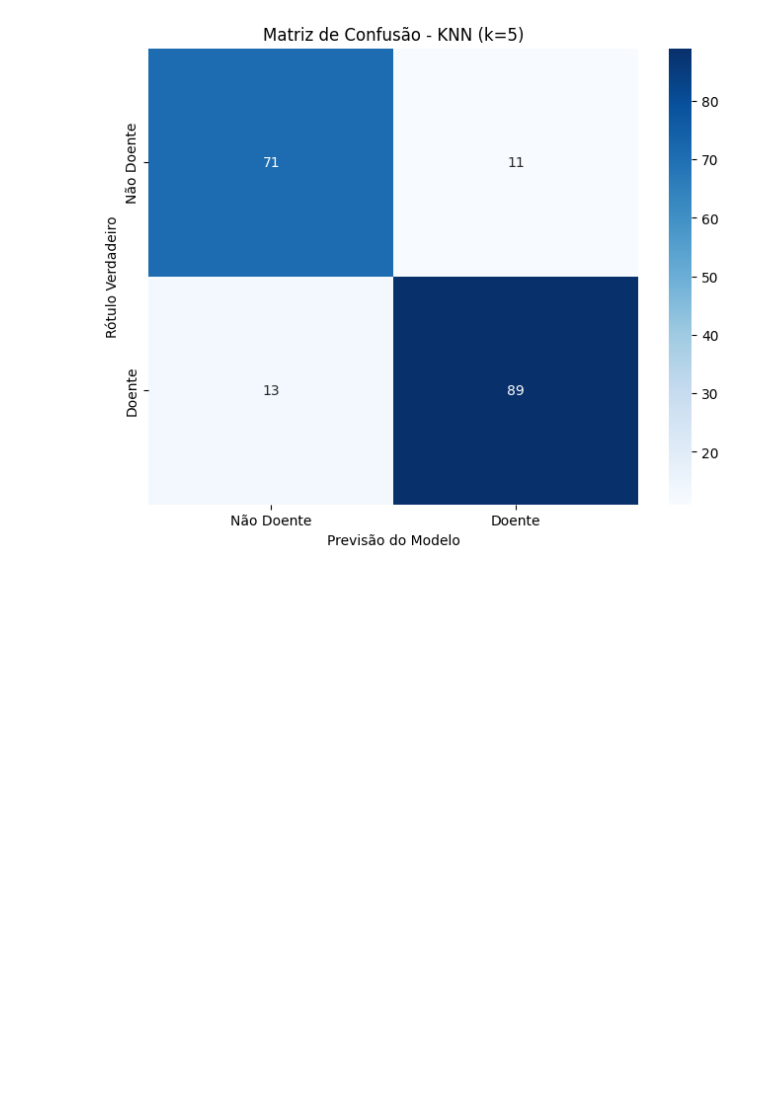
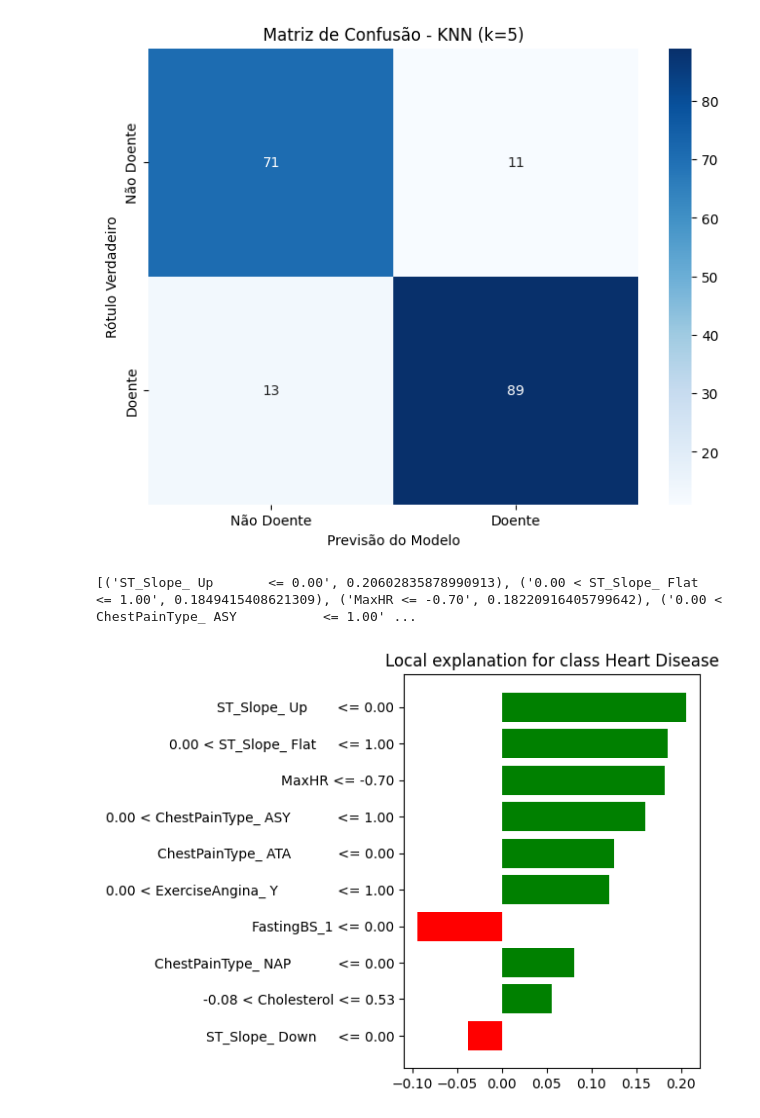
Before and after one commit to ArthurFachel/TRAB-AM-01, a Jupyter notebook: knn.ipynb, the cells around one changed output. Saved outputs shown, nothing was run; the diff lists cells and outputs as text; code cells hidden in the pictures; blank space fills up the shorter version.

Commit message:
Atualizei o codigo para mostrar o LIME e a analise

```diff
--- a/knn.ipynb
+++ b/knn.ipynb
@@ -175,3 +139,22 @@ plt.show()
 # %% [output]
 - Matriz de Confusão
 [figure]
+# %%
+explainer = LimeTabularExplainer(
+    training_data=np.array(X_train),
+    feature_names=new_column_names,
+    class_names=['No Heart Disease', 'Heart Disease'],
+    mode='classification'
+)
+idx = 0
+exp = explainer.explain_instance(
+    data_row=X_test[idx],
+    predict_fn=knn_model.predict_proba
+)
+print(exp.as_list())
+fig = exp.as_pyplot_figure()
+plt.tight_layout()
+plt.show()
+# %% [output]
+[('ST_Slope_ Up       <= 0.00', 0.20602835878990913), ('0.00 < ST_Slope_ Flat     <= 1.00', 0.1849415408621309), ('MaxHR <= -0.70', 0.18220916405799642), ('0.00 < ChestPainType_ ASY           <= 1.00' ...
+[figure, added]
```
Also changed, not shown: parts of 13 cells of this notebook.
